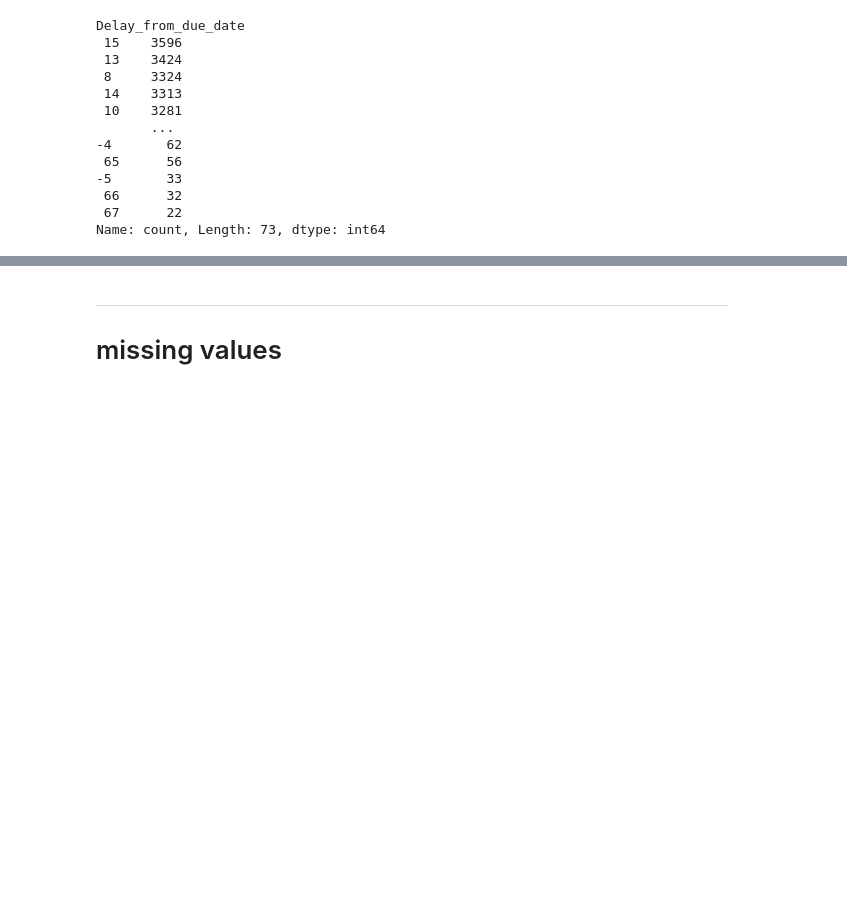
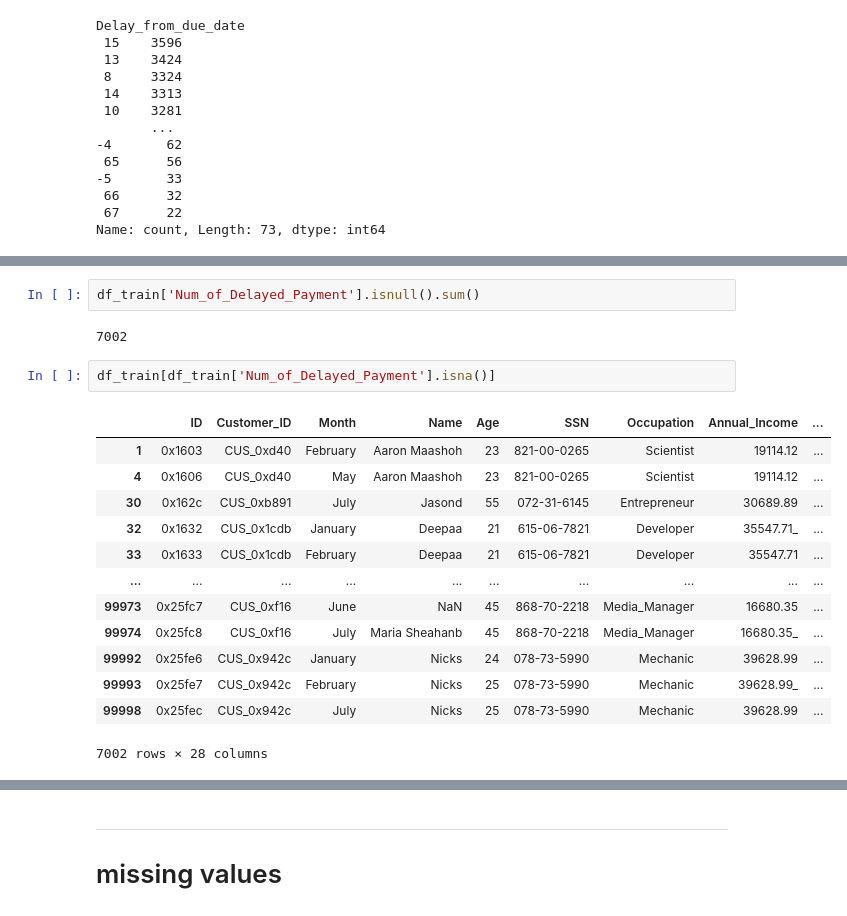
Before and after one commit to zeyadusf/Credit-score-classification, a Jupyter notebook: ican_iwill.ipynb, the cells around one changed output, grey strips where cells are left out. Saved outputs shown, nothing was run; the diff lists cells and outputs as text; blank space fills up the shorter version.

```diff
--- a/ican_iwill.ipynb
+++ b/ican_iwill.ipynb
@@ -843,0 +897,20 @@ df_train[df_train['Customer_ID']=='CUS_0xd40'].T
+# %%
+df_train['Num_of_Delayed_Payment'].isnull().sum()
+# %% [output]
+7002
+# %%
+df_train[df_train['Num_of_Delayed_Payment'].isna()]
+# %% [output]
+|  | ID | Customer_ID | Month | Name | Age | SSN | Occupation | Annual_Income | ... |
+| 1 | 0x1603 | CUS_0xd40 | February | Aaron Maashoh | 23 | 821-00-0265 | Scientist | 19114.12 | ... |
+| 4 | 0x1606 | CUS_0xd40 | May | Aaron Maashoh | 23 | 821-00-0265 | Scientist | 19114.12 | ... |
+| 30 | 0x162c | CUS_0xb891 | July | Jasond | 55 | 072-31-6145 | Entrepreneur | 30689.89 | ... |
+| 32 | 0x1632 | CUS_0x1cdb | January | Deepaa | 21 | 615-06-7821 | Developer | 35547.71_ | ... |
+| 33 | 0x1633 | CUS_0x1cdb | February | Deepaa | 21 | 615-06-7821 | Developer | 35547.71 | ... |
+| ... | ... | ... | ... | ... | ... | ... | ... | ... | ... |
+| 99973 | 0x25fc7 | CUS_0xf16 | June | NaN | 45 | 868-70-2218 | Media_Manager | 16680.35 | ... |
+| 99974 | 0x25fc8 | CUS_0xf16 | July | Maria Sheahanb | 45 | 868-70-2218 | Media_Manager | 16680.35_ | ... |
+| 99992 | 0x25fe6 | CUS_0x942c | January | Nicks | 24 | 078-73-5990 | Mechanic | 39628.99 | ... |
+| 99993 | 0x25fe7 | CUS_0x942c | February | Nicks | 25 | 078-73-5990 | Mechanic | 39628.99_ | ... |
+| 99998 | 0x25fec | CUS_0x942c | July | Nicks | 25 | 078-73-5990 | Mechanic | 39628.99 | ... |
+7002 rows × 28 columns
```
Also changed, not shown: parts of 52 cells of this notebook.
